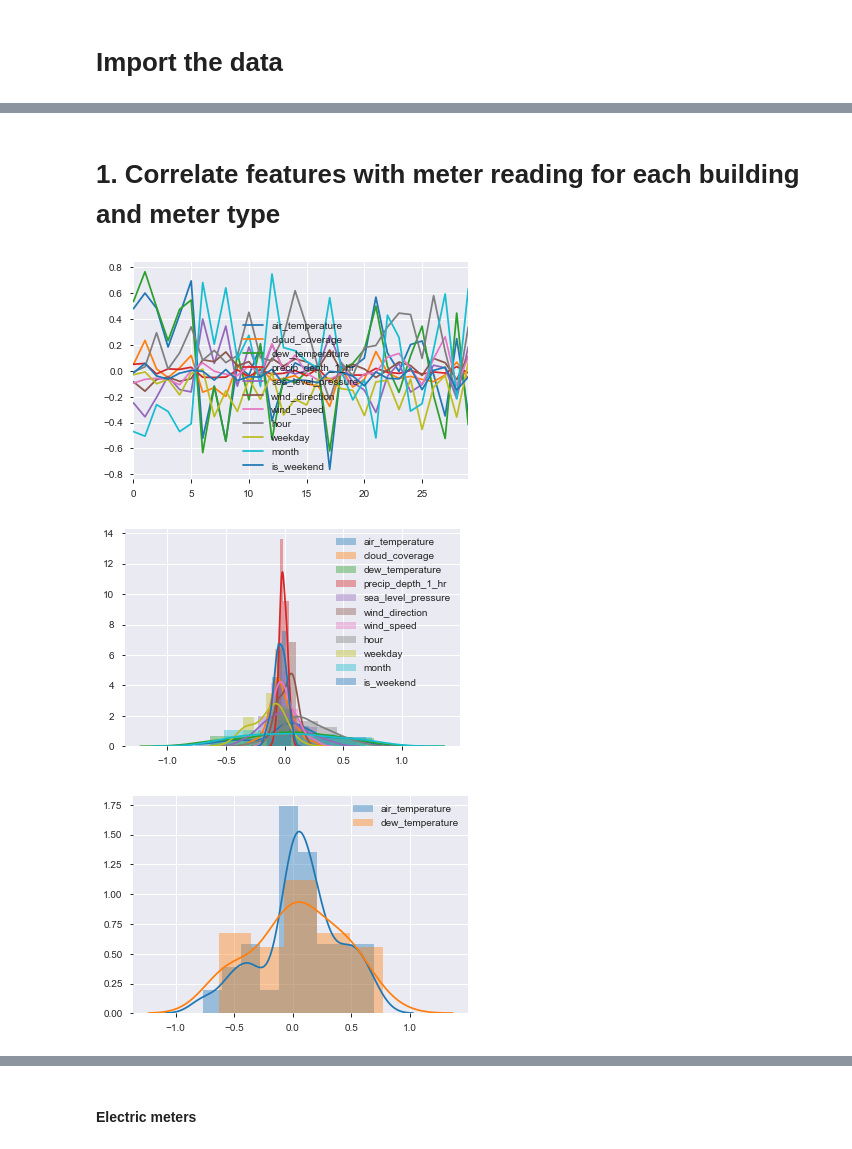
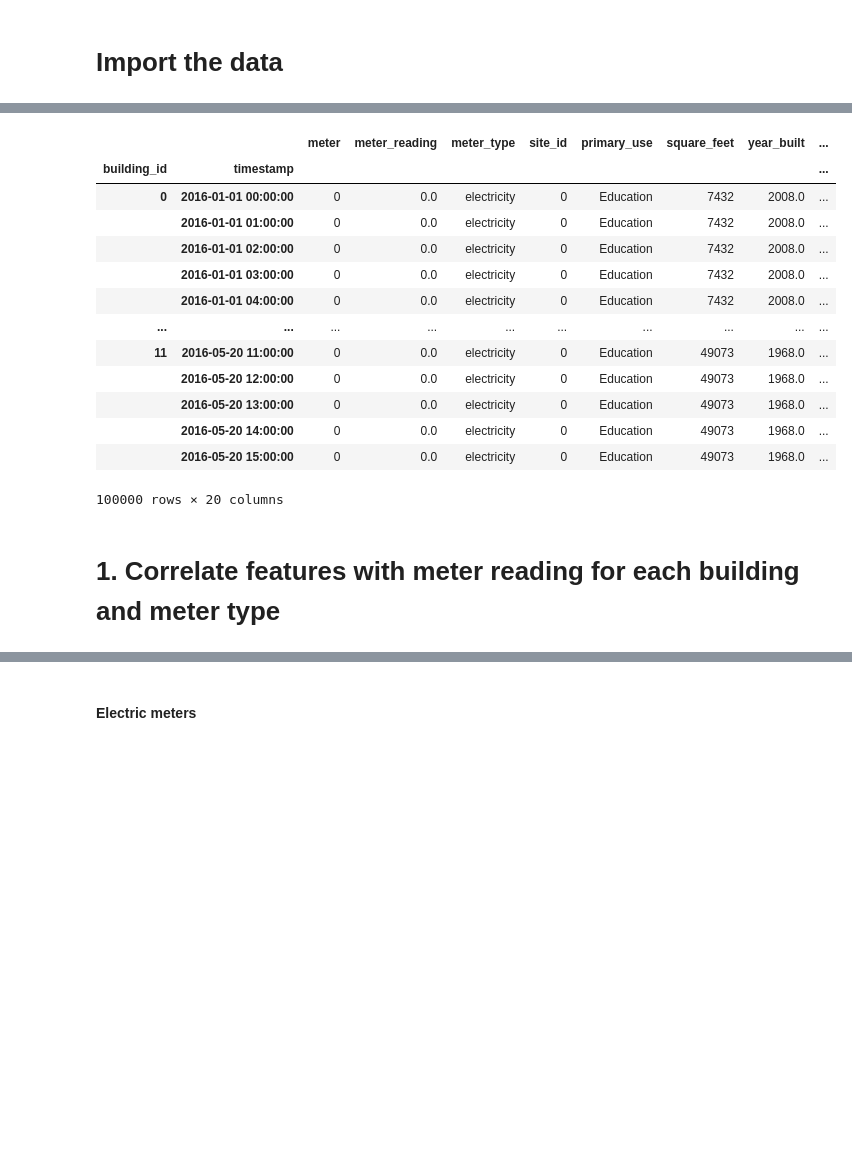
Before and after one commit to StephanieWillis/ASHRAE, a Jupyter notebook: ASHRAE_Kaggle_examine_correlations.ipynb, the cells around one changed output, grey strips where cells are left out. Drawn from its saved outputs; the diff is of its cells as text; code cells hidden in the pictures; blank space fills up the shorter version.

Commit message:
Added module to explore correlations

```diff
--- a/ASHRAE_Kaggle_examine_correlations.ipynb
+++ b/ASHRAE_Kaggle_examine_correlations.ipynb
@@ -14,2 +16,19 @@ Reading from hdf
+# %%
+train_joined_data_dict['electricity'].head(100000)
+# %% [output]
+|  |  | meter | meter_reading | meter_type | site_id | primary_use | square_feet | year_built | ... |
+| building_id | timestamp |  |  |  |  |  |  |  | ... |
+| 0 | 2016-01-01 00:00:00 | 0 | 0.0 | electricity | 0 | Education | 7432 | 2008.0 | ... |
+|  | 2016-01-01 01:00:00 | 0 | 0.0 | electricity | 0 | Education | 7432 | 2008.0 | ... |
+|  | 2016-01-01 02:00:00 | 0 | 0.0 | electricity | 0 | Education | 7432 | 2008.0 | ... |
+|  | 2016-01-01 03:00:00 | 0 | 0.0 | electricity | 0 | Education | 7432 | 2008.0 | ... |
+|  | 2016-01-01 04:00:00 | 0 | 0.0 | electricity | 0 | Education | 7432 | 2008.0 | ... |
+| ... | ... | ... | ... | ... | ... | ... | ... | ... | ... |
+| 11 | 2016-05-20 11:00:00 | 0 | 0.0 | electricity | 0 | Education | 49073 | 1968.0 | ... |
+|  | 2016-05-20 12:00:00 | 0 | 0.0 | electricity | 0 | Education | 49073 | 1968.0 | ... |
+|  | 2016-05-20 13:00:00 | 0 | 0.0 | electricity | 0 | Education | 49073 | 1968.0 | ... |
+|  | 2016-05-20 14:00:00 | 0 | 0.0 | electricity | 0 | Education | 49073 | 1968.0 | ... |
+|  | 2016-05-20 15:00:00 | 0 | 0.0 | electricity | 0 | Education | 49073 | 1968.0 | ... |
+100000 rows × 20 columns
 # %% [markdown]
 # 1. Correlate features with meter reading for each building and meter type
@@ -55,6 +34,0 @@ elec_buildings_subset_correlations = produce_correlation_df(elec_train_subset, b
-# %%
-explore_correlations(elec_buildings_subset_correlations)
-# %% [output]
-[figure, removed]
-[figure, removed]
-[figure, removed]
```
Also changed, not shown: parts of 20 cells of this notebook, 3 other files.
